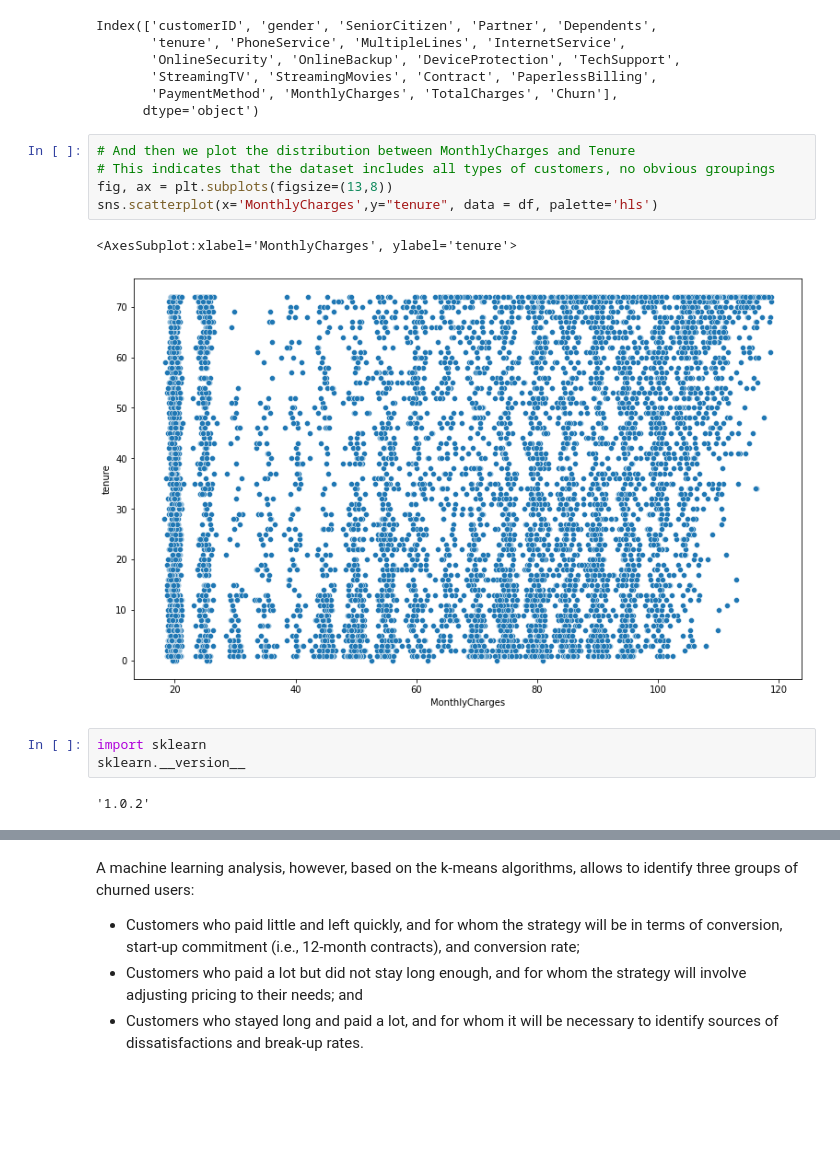
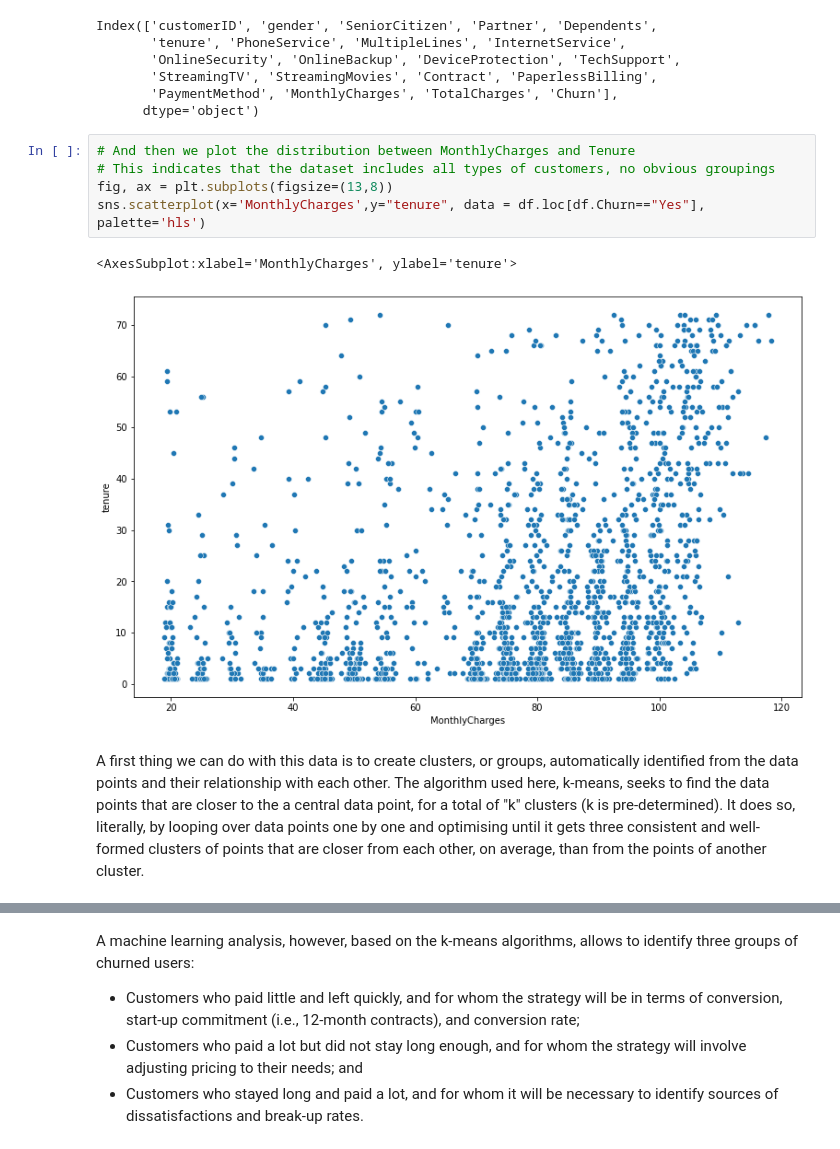
Before and after one commit to DC3044/AI4Business, a Jupyter notebook: Notebooks/ExecEd.ipynb, the cells around one changed output, grey strips where cells are left out. Saved outputs shown, nothing was run; the diff lists cells and outputs as text; blank space fills up the shorter version.

```diff
--- a/Notebooks/ExecEd.ipynb
+++ b/Notebooks/ExecEd.ipynb
@@ -328,16 +329,13 @@ Index(['customerID', 'gender', 'SeniorCitizen', 'Partner', 'Dependents',
 # %%
 # And then we plot the distribution between MonthlyCharges and Tenure
 # This indicates that the dataset includes all types of customers, no obvious groupings
 fig, ax = plt.subplots(figsize=(13,8))
-sns.scatterplot(x='MonthlyCharges',y="tenure", data = df, palette='hls')
+sns.scatterplot(x='MonthlyCharges',y="tenure", data = df.loc[df.Churn=="Yes"], palette='hls')
 # %% [output]
 <AxesSubplot:xlabel='MonthlyCharges', ylabel='tenure'>
-[figure, old version]
+[figure, new version]
-# %%
-import sklearn
-sklearn.__version__
-# %% [output]
-'1.0.2'
+# %% [markdown]
+A first thing we can do with this data is to create clusters, or groups, automatically identified from the data points and their relationship with each other. The algorithm used here, k-means, seeks to find the data points that are closer to the a central data point, for a total of "k" clusters (k is pre-determined). It does so, literally, by looping over data points one by one and optimising until it gets three consistent and well-formed clusters of points that are closer from each other, on average, than from the points of another cluster.
 # %%
 from sklearn.cluster import KMeans
 from sklearn.preprocessing import MinMaxScaler
```
Also changed, not shown: parts of 20 cells of this notebook, 1 other file.
